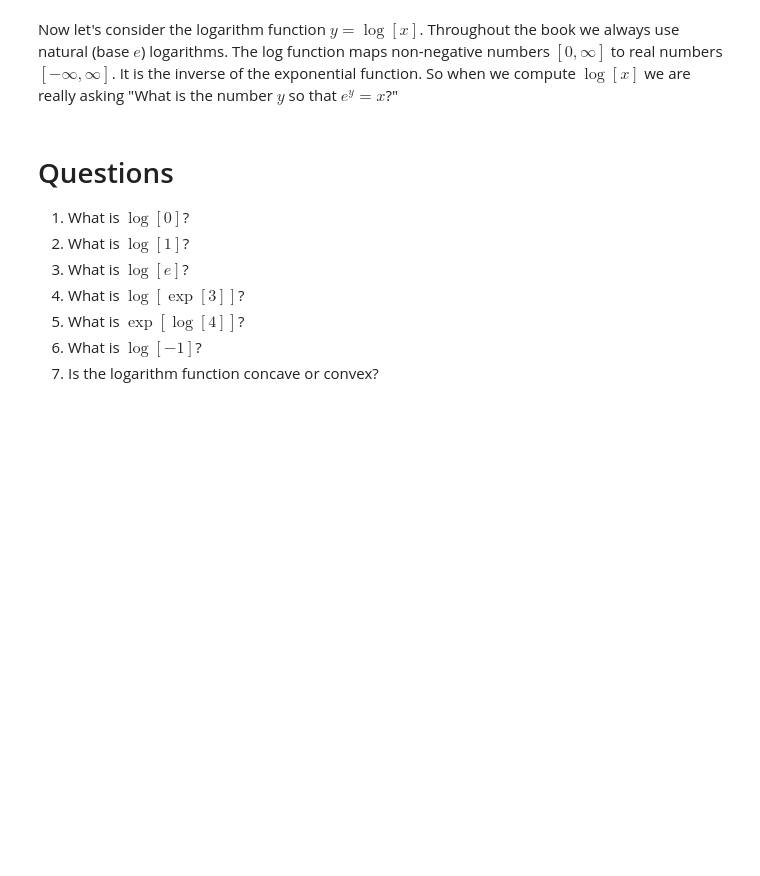
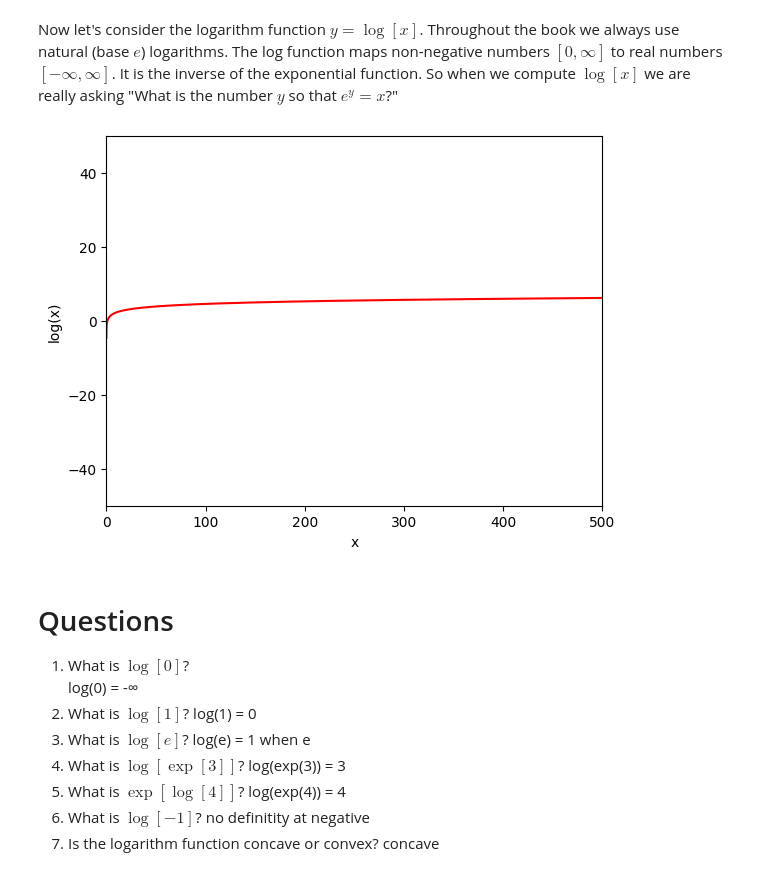
Before and after one commit to EyeeHKing/udlbook, a Jupyter notebook: Notebooks/Chap01/1_1_BackgroundMathematics.ipynb, the cells around one changed output. Saved outputs shown, nothing was run; the diff lists cells and outputs as text; code cells hidden in the pictures; blank space fills up the shorter version.

```diff
--- a/Notebooks/Chap01/1_1_BackgroundMathematics.ipynb
+++ b/Notebooks/Chap01/1_1_BackgroundMathematics.ipynb
@@ -191,23 +288,32 @@ Now let's consider the logarithm function $y=\log[x]$. Throughout the book we al
 # %%
 # Draw the logarithm function
 
 # Define an array of x values from -5 to 5 with increments of 0.01
-x = np.arange(0.01,5.0, 0.01)
-y = np.log(x) ;
+x = np.arange(0.01, 500.0, 0.01)
+y = np.log(x)
 
 # Plot this function
 fig, ax = plt.subplots()
 ax.plot(x,y,'r-')
-ax.set_ylim([-5,5]);ax.set_xlim([0,5])
-ax.set_xlabel('x'); ax.set_ylabel('$\log[x]$')
+ax.set_ylim([-50,50]); ax.set_xlim([0,500])
+ax.set_xlabel('x'); ax.set_ylabel('log(x)')
 plt.show()
+# %% [output]
+[figure, added]
 # %% [markdown]
 # Questions
 
 1. What is $\log[0]$?
+    log(0) = -∞
 2. What is $\log[1]$?
+    log(1) = 0
 3. What is $\log[e]$?
+    log(e) = 1 when e
 4. What is $\log[\exp[3]]$?
+    log(exp(3)) = 3
 5. What is $\exp[\log[4]]$?
+    log(exp(4)) = 4
 6. What is $\log[-1]$?
+    no definitity at negative
 7. Is the logarithm function concave or convex?
+    concave
```
Also changed, not shown: parts of 12 cells of this notebook.
